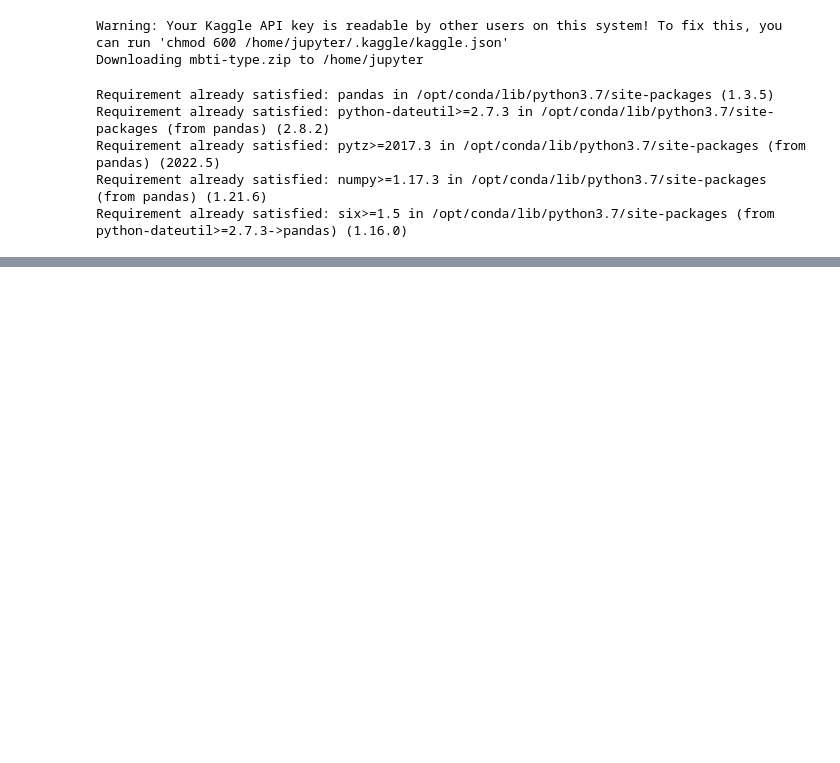
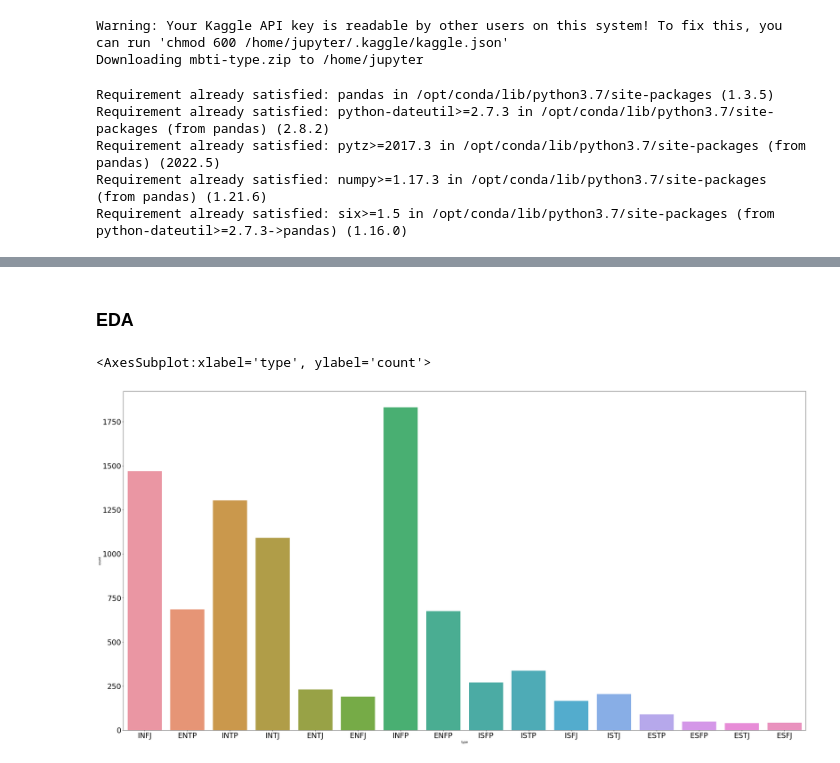
Before and after one commit to KangInyeong/2022AITermProject, a Jupyter notebook: mbti_classification.ipynb, the cells around one changed output, grey strips where cells are left out. Saved outputs shown, nothing was run; the diff lists cells and outputs as text; code cells hidden in the pictures; blank space fills up the shorter version.

```diff
--- a/mbti_classification.ipynb
+++ b/mbti_classification.ipynb
@@ -130,0 +142,13 @@ df.head()
+# %% [markdown]
+### EDA
+# %%
+import matplotlib.pyplot as plt
+import seaborn as sns
+
+plt.figure(figsize=(40,20))
+plt.xticks(fontsize=24, rotation=0)
+plt.yticks(fontsize=24, rotation=0)
+sns.countplot(data=data, x='type')
+# %% [output]
+<AxesSubplot:xlabel='type', ylabel='count'>
+[figure, added]
```
Also changed, not shown: parts of 4 cells of this notebook.
